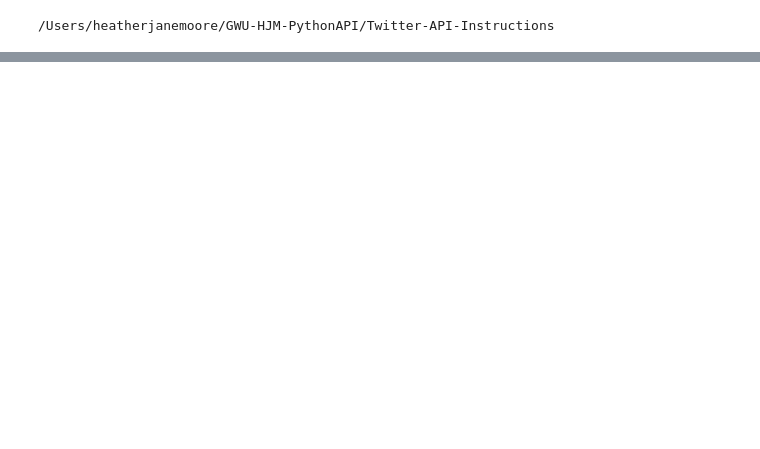
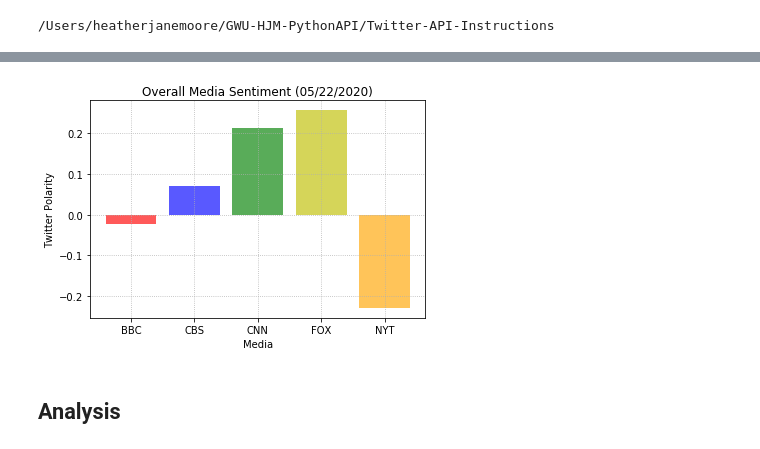
Before and after one commit to HeatherJane/GWU-HJM-PythonAPI, a Jupyter notebook: Twitter-API-Instructions/Twitter_HJM.ipynb, the cells around one changed output, grey strips where cells are left out. Cells and saved outputs as stored; diff of their text form; code cells hidden in the pictures; blank space fills up the shorter version.

```diff
--- a/Twitter-API-Instructions/Twitter_HJM.ipynb
+++ b/Twitter-API-Instructions/Twitter_HJM.ipynb
@@ -153,0 +156,23 @@ sentiment_df
+# %%
+# Plot overall media sentiment on bar graph from summary_df
+media_agg = ['BBC', 'CBS', 'CNN', 'FOX', 'NYT']
+sentiment = [-0.022, 0.071, 0.213, 0.257, -0.229]
+x_axis = np.arange(len(sentiment))
+
+colors = ['r', 'b', 'g', 'y', 'orange']
+
+plt.bar(x_axis, sentiment, color=colors, alpha=0.65, align='edge')
+
+tick_locations = [value+0.4 for value in x_axis]
+plt.xticks(tick_locations, ["BBC", "CBS", "CNN", "FOX", "NYT"])
+plt.grid(linestyle='dotted')
+plt.title("Overall Media Sentiment (05/22/2020)")
+plt.xlabel("Media")
+plt.ylabel("Twitter Polarity")
+
+#plt.savefig("Media_Mean_Sentiment.png")
+plt.show()
+# %% [output]
+[figure, added]
+# %% [markdown]
+## Analysis
```
Also changed, not shown: parts of 16 cells of this notebook, 8 other files.
